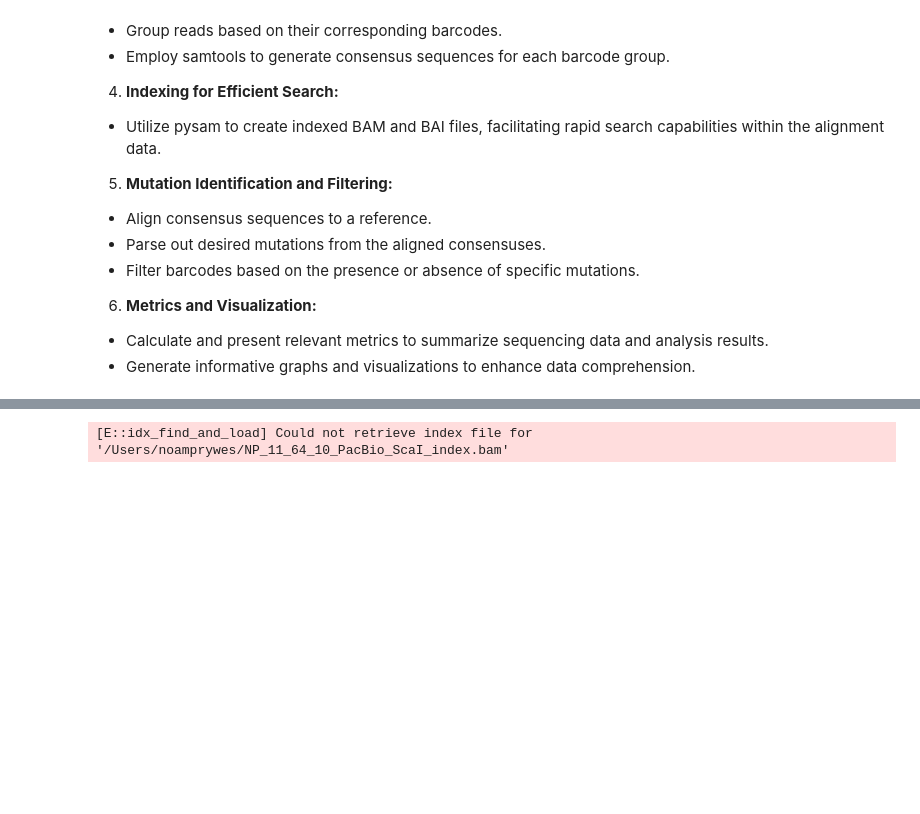
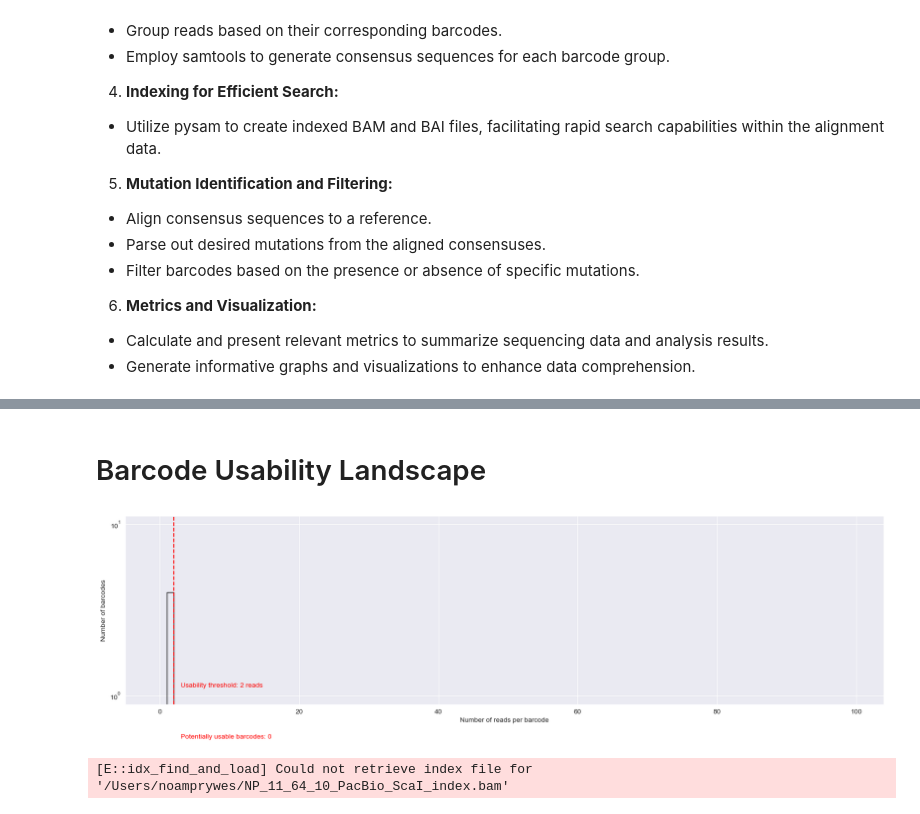
Before and after one commit to SavageLab/rubiscodms, a Jupyter notebook: notebooks/NP-11-64 PacBio_getConsensuses.ipynb, the cells around one changed output, grey strips where cells are left out. Saved outputs shown, nothing was run; the diff lists cells and outputs as text; code cells hidden in the pictures; blank space fills up the shorter version.

```diff
--- a/notebooks/NP-11-64 PacBio_getConsensuses.ipynb
+++ b/notebooks/NP-11-64 PacBio_getConsensuses.ipynb
@@ -180,0 +156,16 @@ indexedBAMFile.build()
+# %%
+# Create a new DataFrame that counts the occurrences of each unique barcode
+barcode_counts_df = barcode_dataframe['Barcode'].value_counts().to_frame(name='Counts')
+
+# Reset the index of the DataFrame to convert the barcodes from the index to a column
+barcode_counts_df.reset_index(inplace=True)
+barcode_counts_df.rename(columns={'index': 'Barcode'}, inplace=True)
+
+# Filter out barcodes that are shorter than the minimum required length
+# In this case, we are only interested in barcodes that are longer than 10 bases
+minimum_barcode_length = 10
+barcode_length_mask = barcode_counts_df['Barcode'].str.len() > minimum_barcode_length
+filtered_barcode_counts_df = barcode_counts_df.loc[barcode_length_mask]
+
+# Display the filtered DataFrame
+filtered_barcode_counts_df
@@ -180,0 +178,40 @@ indexedBAMFile.build()
+# %% [markdown]
+# Barcode Usability Landscape
+# %%
+# Define the threshold for the minimum number of reads per barcode to be considered usable
+read_threshold = 2
+
+# Calculate the number of barcodes that meet or exceed the usability threshold
+usable_barcodes_count = len(barcode_counts_df[barcode_counts_df['Counts'] >= read_threshold])
+
+# Set the size of the figure for the histogram
+plt.figure(figsize=(20, 5))
+
+# Merge the reads DataFrame with the unique barcodes DataFrame on the 'Barcode' column
+# This allows us to associate the count of reads with each barcode
+histogram_data = barcode_dataframe.merge(barcode_counts_df, on='Barcode')
+
+# Define the range and bin size for the histogram
+bin_range = range(0, 100, 1)
+
+# Plot a histogram of the number of reads per barcode
+plt.hist(histogram_data['Counts'], bins=bin_range, histtype='step', color='black')
+
+# Set the y-axis to a logarithmic scale to better visualize the distribution
+plt.yscale('log')
+
+# Label the y-axis and x-axis
+plt.ylabel('Number of barcodes')
+plt.xlabel('Number of reads per barcode')
+
+# Add a vertical dashed line at the read threshold to indicate the usability cutoff
+plt.axvline(x=read_threshold, linestyle='--', color='red')
+
+# Annotate the plot with text indicating the usability threshold and the count of potentially usable barcodes
+plt.text(read_threshold + 1, plt.ylim()[1] / 10, f'Usability threshold: {read_threshold} reads', color='red')
+plt.text(read_threshold + 1, plt.ylim()[1] / 20, f'Potentially usable barcodes: {usable_barcodes_count}', color='red')
+
+# Display the histogram
+plt.show()
+# %% [output]
+[figure, added]
```
Also changed, not shown: parts of 13 cells of this notebook, 1 other file.
